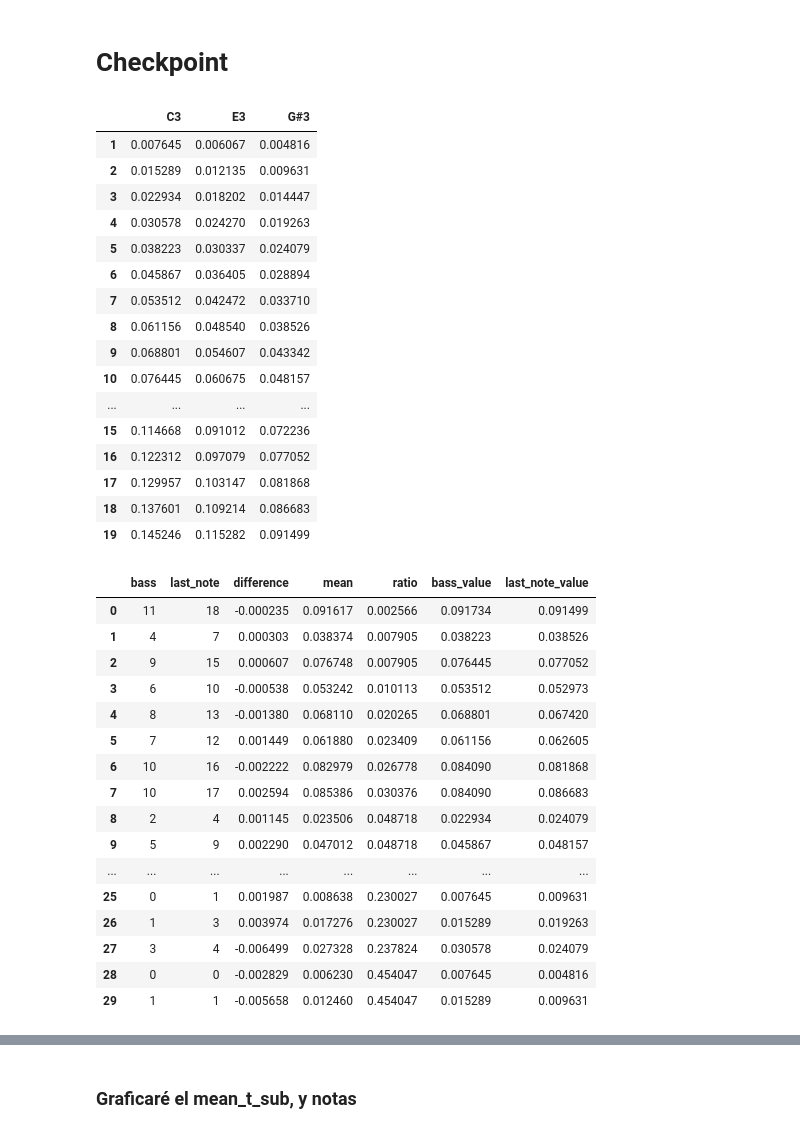
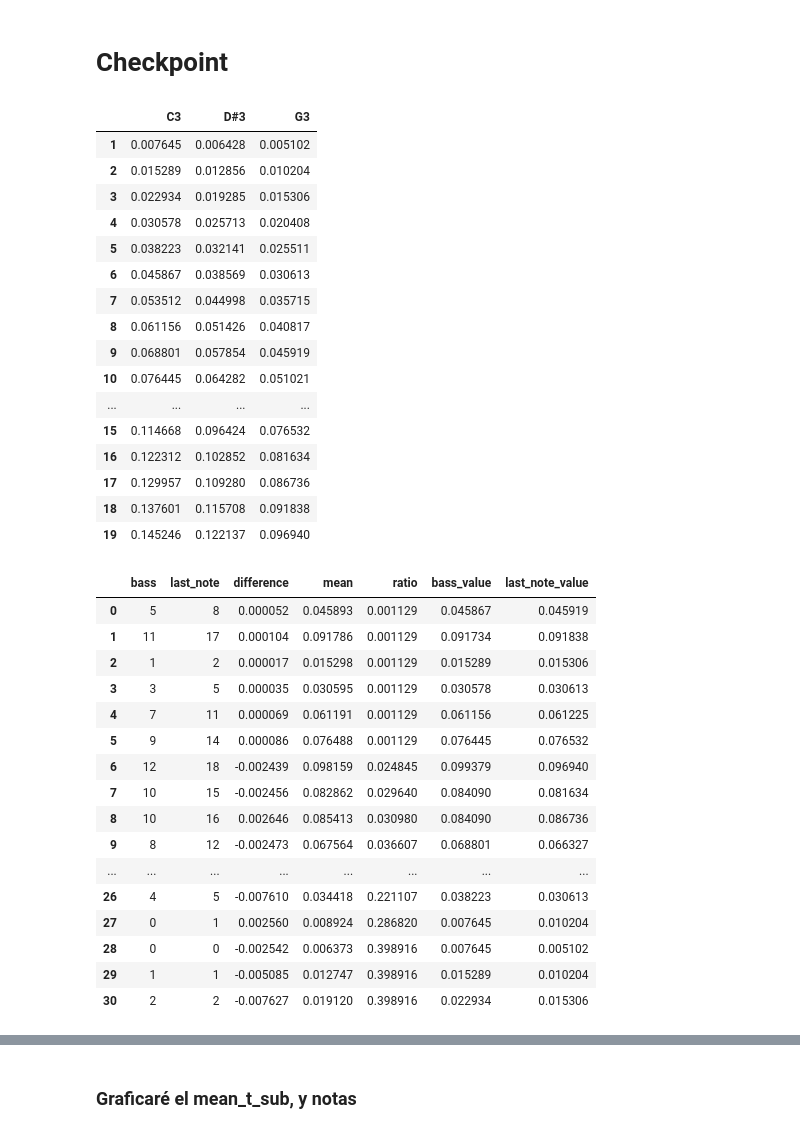
Before and after one commit to gaby7274/Tension_visualization_tool, a Jupyter notebook: jupyter_notebooks/st_ten_clean.ipynb, the cells around one changed output, grey strips where cells are left out. Saved outputs shown, nothing was run; the diff lists cells and outputs as text; code cells hidden in the pictures.

```diff
--- a/jupyter_notebooks/st_ten_clean.ipynb
+++ b/jupyter_notebooks/st_ten_clean.ipynb
@@ -383,44 +383,46 @@ voy a ver que da
 # %%
 
 # note_names = ['D3','A3','D4','A4','D5','F#5']
 ##minor C 7
 # note_names = ['C3','D#3','G3','A#3']
 
 
 ##major triad
 # note_names = ['C3','E3','G3']
 # # minor triad
 
-note_names = ['C3','E3','G#3']
-# note_names = ['C3','D#3','G3']
+# note_names = ['C3','D#3','F#3']
+# note_names = ['C3','F3','A3']
+# note_names = ['C3','E3','G#3']
+note_names = ['C3','D#3','G3']
 ## major 7
 # note_names = ['C#3','D3', 'F#3', 'A3']
 # D major scale
 # note_names = ['D3','E3', 'F#3','G3' ,'A3', 'B3','C#4','D4']
 # note_names =['D3','F3','A3']
 # note_names = ['A2','E3', 'A3', 'A4', 'C#5', 'E5']
 # note_names = ['B2', 'F#3', 'B3', 'F#4','B4','D5']
 
 period_df = calculate_period_dataframe(note_names,fundamental_df,max=20)
 period_df
 # %% [output]
-|  | C3 | E3 | G#3 |
-| 1 | 0.007645 | 0.006067 | 0.004816 |
-| 2 | 0.015289 | 0.012135 | 0.009631 |
-| 3 | 0.022934 | 0.018202 | 0.014447 |
-| 4 | 0.030578 | 0.024270 | 0.019263 |
-| 5 | 0.038223 | 0.030337 | 0.024079 |
-| 6 | 0.045867 | 0.036405 | 0.028894 |
-| 7 | 0.053512 | 0.042472 | 0.033710 |
-| 8 | 0.061156 | 0.048540 | 0.038526 |
-| 9 | 0.068801 | 0.054607 | 0.043342 |
-| 10 | 0.076445 | 0.060675 | 0.048157 |
+|  | C3 | D#3 | G3 |
+| 1 | 0.007645 | 0.006428 | 0.005102 |
+| 2 | 0.015289 | 0.012856 | 0.010204 |
+| 3 | 0.022934 | 0.019285 | 0.015306 |
+| 4 | 0.030578 | 0.025713 | 0.020408 |
+| 5 | 0.038223 | 0.032141 | 0.025511 |
+| 6 | 0.045867 | 0.038569 | 0.030613 |
+| 7 | 0.053512 | 0.044998 | 0.035715 |
+| 8 | 0.061156 | 0.051426 | 0.040817 |
+| 9 | 0.068801 | 0.057854 | 0.045919 |
+| 10 | 0.076445 | 0.064282 | 0.051021 |
 | ... | ... | ... | ... |
-| 15 | 0.114668 | 0.091012 | 0.072236 |
-| 16 | 0.122312 | 0.097079 | 0.077052 |
-| 17 | 0.129957 | 0.103147 | 0.081868 |
-| 18 | 0.137601 | 0.109214 | 0.086683 |
-| 19 | 0.145246 | 0.115282 | 0.091499 |
+| 15 | 0.114668 | 0.096424 | 0.076532 |
+| 16 | 0.122312 | 0.102852 | 0.081634 |
+| 17 | 0.129957 | 0.109280 | 0.086736 |
+| 18 | 0.137601 | 0.115708 | 0.091838 |
+| 19 | 0.145246 | 0.122137 | 0.096940 |
 # %%
 
 bound_df = finding_min_difference_with_lower_upper_bound(period_df)
@@ -428,22 +430,22 @@ bound_df.sort_values(by='ratio', ascending=True, inplace=True)
 bound_df
 # %% [output]
 |  | bass | last_note | difference | mean | ratio | bass_value | last_note_value |
-| 0 | 11 | 18 | -0.000235 | 0.091617 | 0.002566 | 0.091734 | 0.091499 |
-| 1 | 4 | 7 | 0.000303 | 0.038374 | 0.007905 | 0.038223 | 0.038526 |
-| 2 | 9 | 15 | 0.000607 | 0.076748 | 0.007905 | 0.076445 | 0.077052 |
-| 3 | 6 | 10 | -0.000538 | 0.053242 | 0.010113 | 0.053512 | 0.052973 |
-| 4 | 8 | 13 | -0.001380 | 0.068110 | 0.020265 | 0.068801 | 0.067420 |
-| 5 | 7 | 12 | 0.001449 | 0.061880 | 0.023409 | 0.061156 | 0.062605 |
-| 6 | 10 | 16 | -0.002222 | 0.082979 | 0.026778 | 0.084090 | 0.081868 |
-| 7 | 10 | 17 | 0.002594 | 0.085386 | 0.030376 | 0.084090 | 0.086683 |
-| 8 | 2 | 4 | 0.001145 | 0.023506 | 0.048718 | 0.022934 | 0.024079 |
-| 9 | 5 | 9 | 0.002290 | 0.047012 | 0.048718 | 0.045867 | 0.048157 |
+| 0 | 5 | 8 | 0.000052 | 0.045893 | 0.001129 | 0.045867 | 0.045919 |
+| 1 | 11 | 17 | 0.000104 | 0.091786 | 0.001129 | 0.091734 | 0.091838 |
+| 2 | 1 | 2 | 0.000017 | 0.015298 | 0.001129 | 0.015289 | 0.015306 |
+| 3 | 3 | 5 | 0.000035 | 0.030595 | 0.001129 | 0.030578 | 0.030613 |
+| 4 | 7 | 11 | 0.000069 | 0.061191 | 0.001129 | 0.061156 | 0.061225 |
+| 5 | 9 | 14 | 0.000086 | 0.076488 | 0.001129 | 0.076445 | 0.076532 |
+| 6 | 12 | 18 | -0.002439 | 0.098159 | 0.024845 | 0.099379 | 0.096940 |
+| 7 | 10 | 15 | -0.002456 | 0.082862 | 0.029640 | 0.084090 | 0.081634 |
+| 8 | 10 | 16 | 0.002646 | 0.085413 | 0.030980 | 0.084090 | 0.086736 |
+| 9 | 8 | 12 | -0.002473 | 0.067564 | 0.036607 | 0.068801 | 0.066327 |
 | ... | ... | ... | ... | ... | ... | ... | ... |
-| 25 | 0 | 1 | 0.001987 | 0.008638 | 0.230027 | 0.007645 | 0.009631 |
-| 26 | 1 | 3 | 0.003974 | 0.017276 | 0.230027 | 0.015289 | 0.019263 |
-| 27 | 3 | 4 | -0.006499 | 0.027328 | 0.237824 | 0.030578 | 0.024079 |
-| 28 | 0 | 0 | -0.002829 | 0.006230 | 0.454047 | 0.007645 | 0.004816 |
-| 29 | 1 | 1 | -0.005658 | 0.012460 | 0.454047 | 0.015289 | 0.009631 |
+| 26 | 4 | 5 | -0.007610 | 0.034418 | 0.221107 | 0.038223 | 0.030613 |
+| 27 | 0 | 1 | 0.002560 | 0.008924 | 0.286820 | 0.007645 | 0.010204 |
+| 28 | 0 | 0 | -0.002542 | 0.006373 | 0.398916 | 0.007645 | 0.005102 |
+| 29 | 1 | 1 | -0.005085 | 0.012747 | 0.398916 | 0.015289 | 0.010204 |
+| 30 | 2 | 2 | -0.007627 | 0.019120 | 0.398916 | 0.022934 | 0.015306 |
 # %%
 each_pair = choosing_bounds_binary_search(period_df,bound_df)
 ## we will see if our method seems ok????
```
Also changed, not shown: parts of 18 cells of this notebook, 14 other files.
